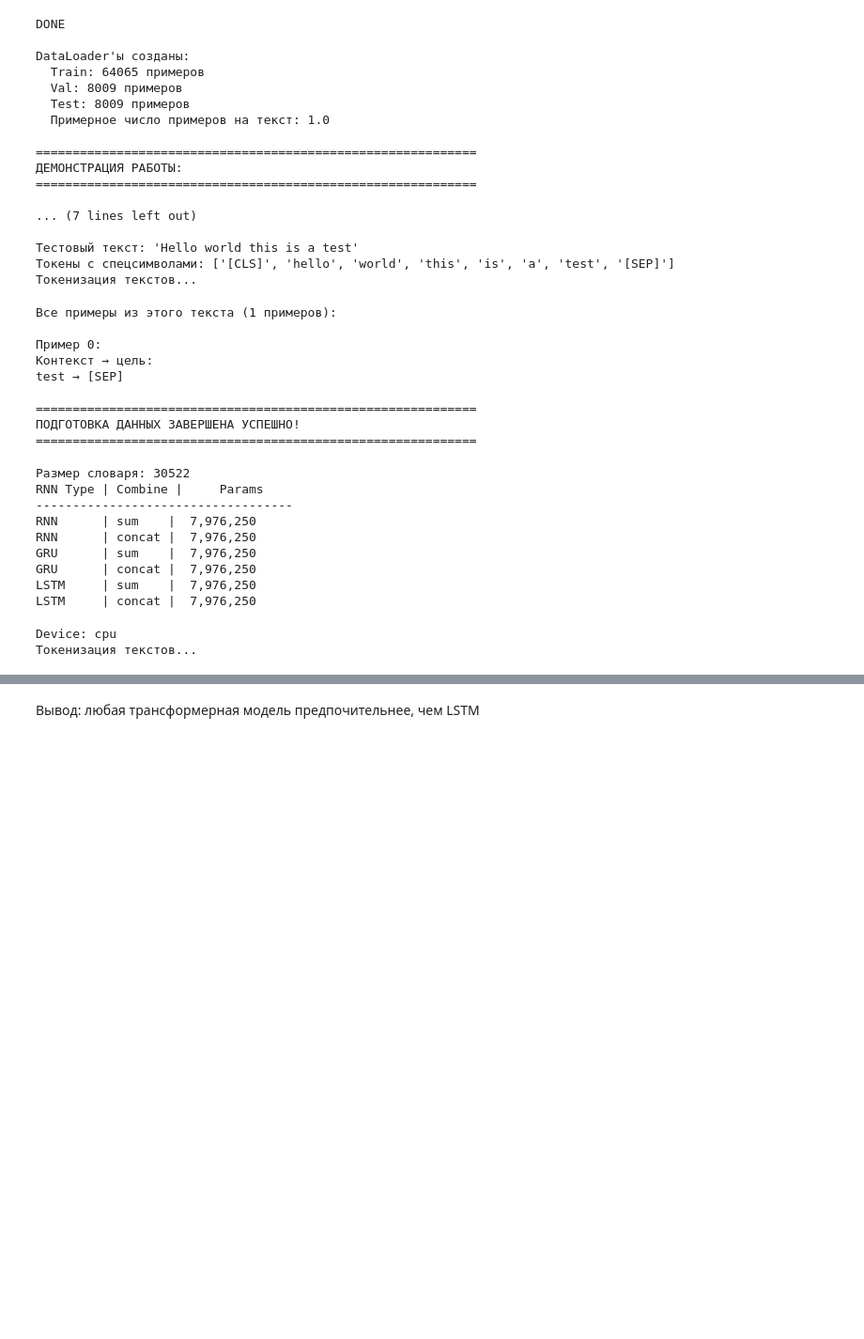
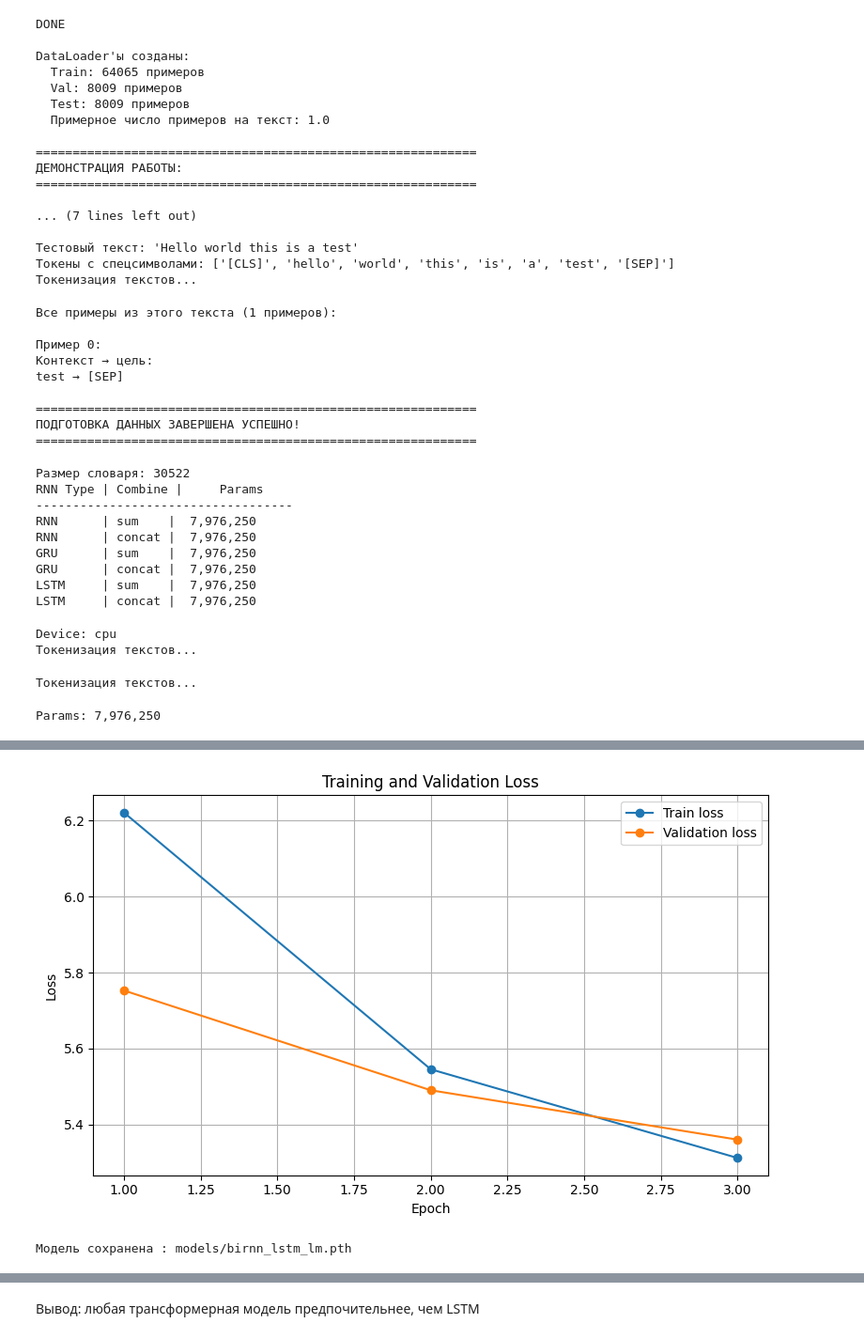
Before and after one commit to bigdatacon/YandSprint2Fin, a Jupyter notebook: solution.ipynb, the cells around one changed output, grey strips where cells are left out. Shown: that part at 94% size. Saved outputs shown, nothing was run; the diff lists cells and outputs as text; code cells hidden in the pictures; blank space fills up the shorter version.

```diff
--- a/solution.ipynb
+++ b/solution.ipynb
@@ -678,6 +678,23 @@ def main():
             f"Val loss: {val_loss:.4f}"
         )
 
+    # ===== ГРАФИК TRAIN / VAL LOSS =====
+    epochs = range(1, n_epochs + 1)
+
+    plt.figure(figsize=(8, 5))
+    plt.plot(epochs, train_losses, marker='o', label="Train loss")
+    plt.plot(epochs, val_losses, marker='o', label="Validation loss")
+
+    plt.xlabel("Epoch")
+    plt.ylabel("Loss")
+    plt.title("Training and Validation Loss")
+    plt.legend()
+    plt.grid(True)
+
+    plt.tight_layout()
+    plt.show()
+
+
 
     # сохранение
     # os.makedirs("models", exist_ok=True)
@@ -700,3 +717,5 @@ if __name__ == "__main__":
 # %% [output]
 Device: cpu
 Токенизация текстов...
+Токенизация текстов...
+Params: 7,976,250
@@ -703,3 +725,5 @@ Device: cpu
+[figure, added]
+Mодель сохранена : models/birnn_lstm_lm.pth
 # %%
 #Оценка LSTM модели на задаче генерации текста с использованием ROUGE метрики
 
```
Also changed, not shown: parts of 4 cells of this notebook, 1 other file.
